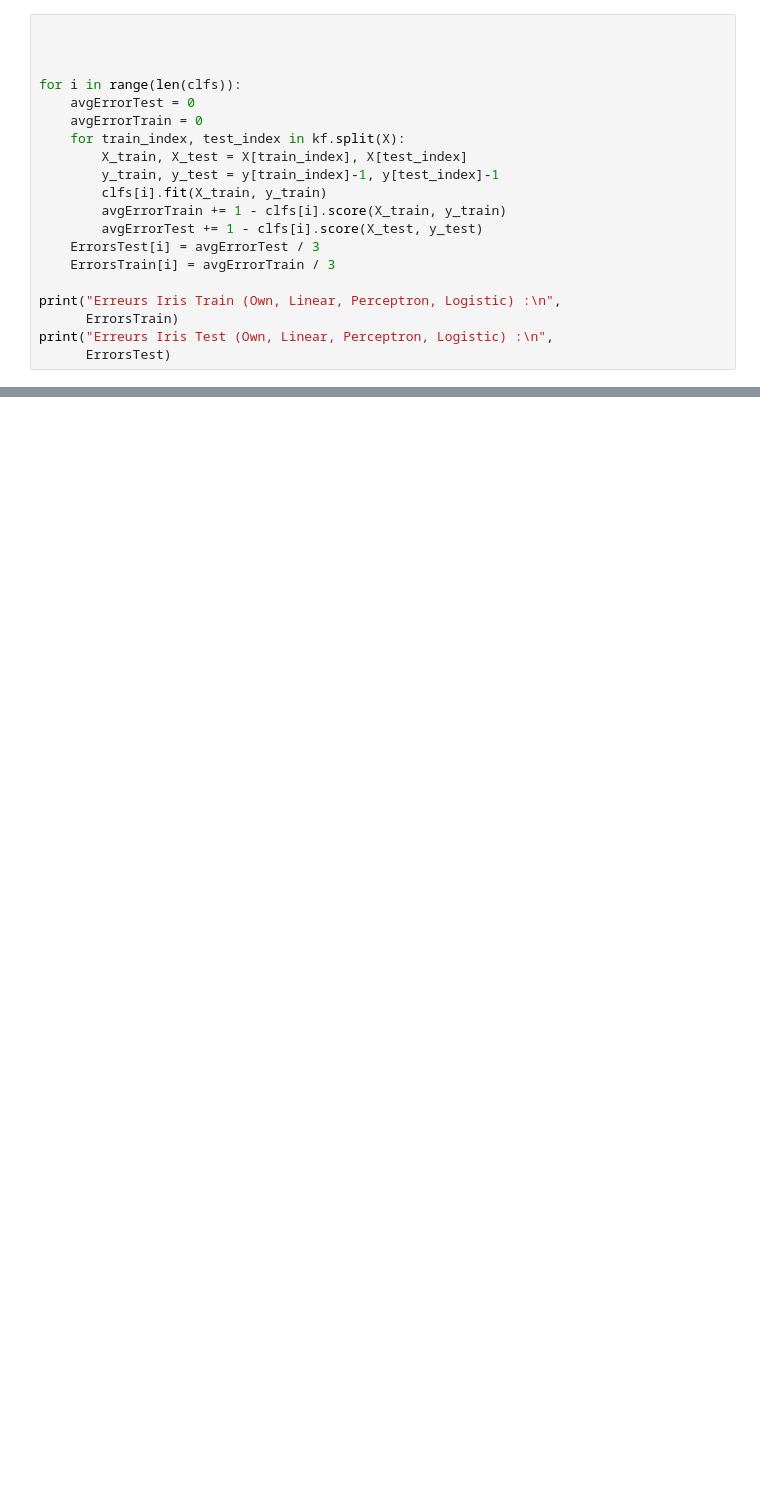
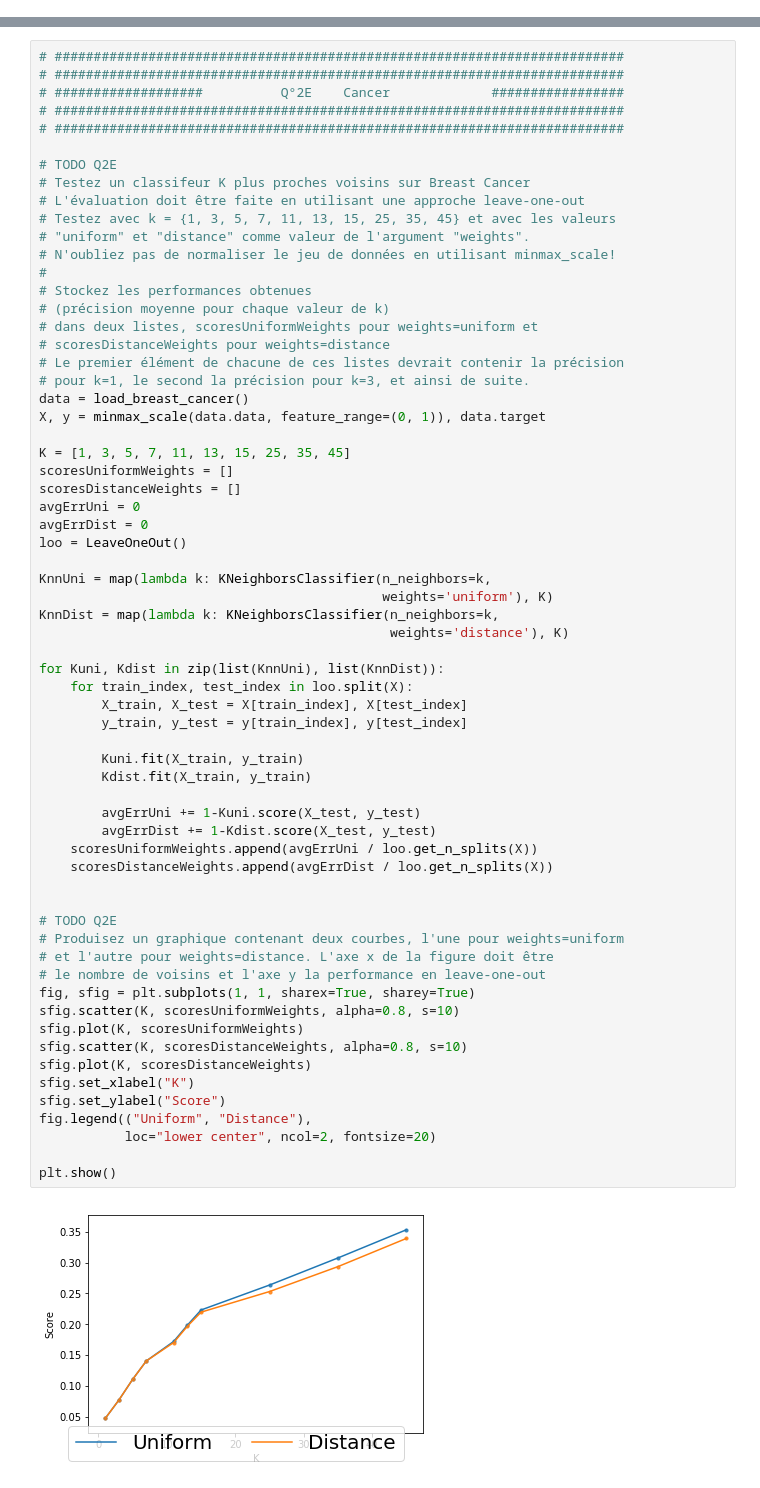
Before and after one commit to Ierezell/DevoirMl, a Jupyter notebook: Devoir2/Untitled.ipynb, the cells around one changed output, grey strips where cells are left out. Saved outputs shown, nothing was run; the diff lists cells and outputs as text; blank space fills up the shorter version.

```diff
--- a/Devoir2/Untitled.ipynb
+++ b/Devoir2/Untitled.ipynb
@@ -390,20 +515,0 @@ array([0, 0, 0, 0, 0, 0, 0, 0, 0, 0, 0, 0, 0, 0, 0, 0, 0, 0, 0, 0, 0, 0,
-# %%
-
-
-
-for i in range(len(clfs)):
-    avgErrorTest = 0
-    avgErrorTrain = 0
-    for train_index, test_index in kf.split(X):
-        X_train, X_test = X[train_index], X[test_index]
-        y_train, y_test = y[train_index]-1, y[test_index]-1
-        clfs[i].fit(X_train, y_train)
-        avgErrorTrain += 1 - clfs[i].score(X_train, y_train)
-        avgErrorTest += 1 - clfs[i].score(X_test, y_test)
-    ErrorsTest[i] = avgErrorTest / 3
-    ErrorsTrain[i] = avgErrorTrain / 3
-
-print("Erreurs Iris Train (Own, Linear, Perceptron, Logistic) :\n",
-      ErrorsTrain)
-print("Erreurs Iris Test (Own, Linear, Perceptron, Logistic) :\n",
-      ErrorsTest)
@@ -419,0 +516,66 @@ for i,j in zip([1,2,3],[18,19,20]):
+# %%
+# #########################################################################
+# #########################################################################
+# ###################          Q°2E    Cancer             #################
+# #########################################################################
+# #########################################################################
+
+# TODO Q2E
+# Testez un classifeur K plus proches voisins sur Breast Cancer
+# L'évaluation doit être faite en utilisant une approche leave-one-out
+# Testez avec k = {1, 3, 5, 7, 11, 13, 15, 25, 35, 45} et avec les valeurs
+# "uniform" et "distance" comme valeur de l'argument "weights".
+# N'oubliez pas de normaliser le jeu de données en utilisant minmax_scale!
+#
+# Stockez les performances obtenues
+# (précision moyenne pour chaque valeur de k)
+# dans deux listes, scoresUniformWeights pour weights=uniform et
+# scoresDistanceWeights pour weights=distance
+# Le premier élément de chacune de ces listes devrait contenir la précision
+# pour k=1, le second la précision pour k=3, et ainsi de suite.
+data = load_breast_cancer()
+X, y = minmax_scale(data.data, feature_range=(0, 1)), data.target
+
+K = [1, 3, 5, 7, 11, 13, 15, 25, 35, 45]
+scoresUniformWeights = []
+scoresDistanceWeights = []
+avgErrUni = 0
+avgErrDist = 0
+loo = LeaveOneOut()
+
+KnnUni = map(lambda k: KNeighborsClassifier(n_neighbors=k,
+                                            weights='uniform'), K)
+KnnDist = map(lambda k: KNeighborsClassifier(n_neighbors=k,
+                                             weights='distance'), K)
+
+for Kuni, Kdist in zip(list(KnnUni), list(KnnDist)):
+    for train_index, test_index in loo.split(X):
+        X_train, X_test = X[train_index], X[test_index]
+        y_train, y_test = y[train_index], y[test_index]
+
+        Kuni.fit(X_train, y_train)
+        Kdist.fit(X_train, y_train)
+
+        avgErrUni += 1-Kuni.score(X_test, y_test)
+        avgErrDist += 1-Kdist.score(X_test, y_test)
+    scoresUniformWeights.append(avgErrUni / loo.get_n_splits(X))
+    scoresDistanceWeights.append(avgErrDist / loo.get_n_splits(X))
+
+
+# TODO Q2E
+# Produisez un graphique contenant deux courbes, l'une pour weights=uniform
+# et l'autre pour weights=distance. L'axe x de la figure doit être
+# le nombre de voisins et l'axe y la performance en leave-one-out
+fig, sfig = plt.subplots(1, 1, sharex=True, sharey=True)
+sfig.scatter(K, scoresUniformWeights, alpha=0.8, s=10)
+sfig.plot(K, scoresUniformWeights)
+sfig.scatter(K, scoresDistanceWeights, alpha=0.8, s=10)
+sfig.plot(K, scoresDistanceWeights)
+sfig.set_xlabel("K")
+sfig.set_ylabel("Score")
+fig.legend(("Uniform", "Distance"),
+           loc="lower center", ncol=2, fontsize=20)
+
+plt.show()
+# %% [output]
+[figure, added]
```
Also changed, not shown: parts of 33 cells of this notebook, 9 other files.
